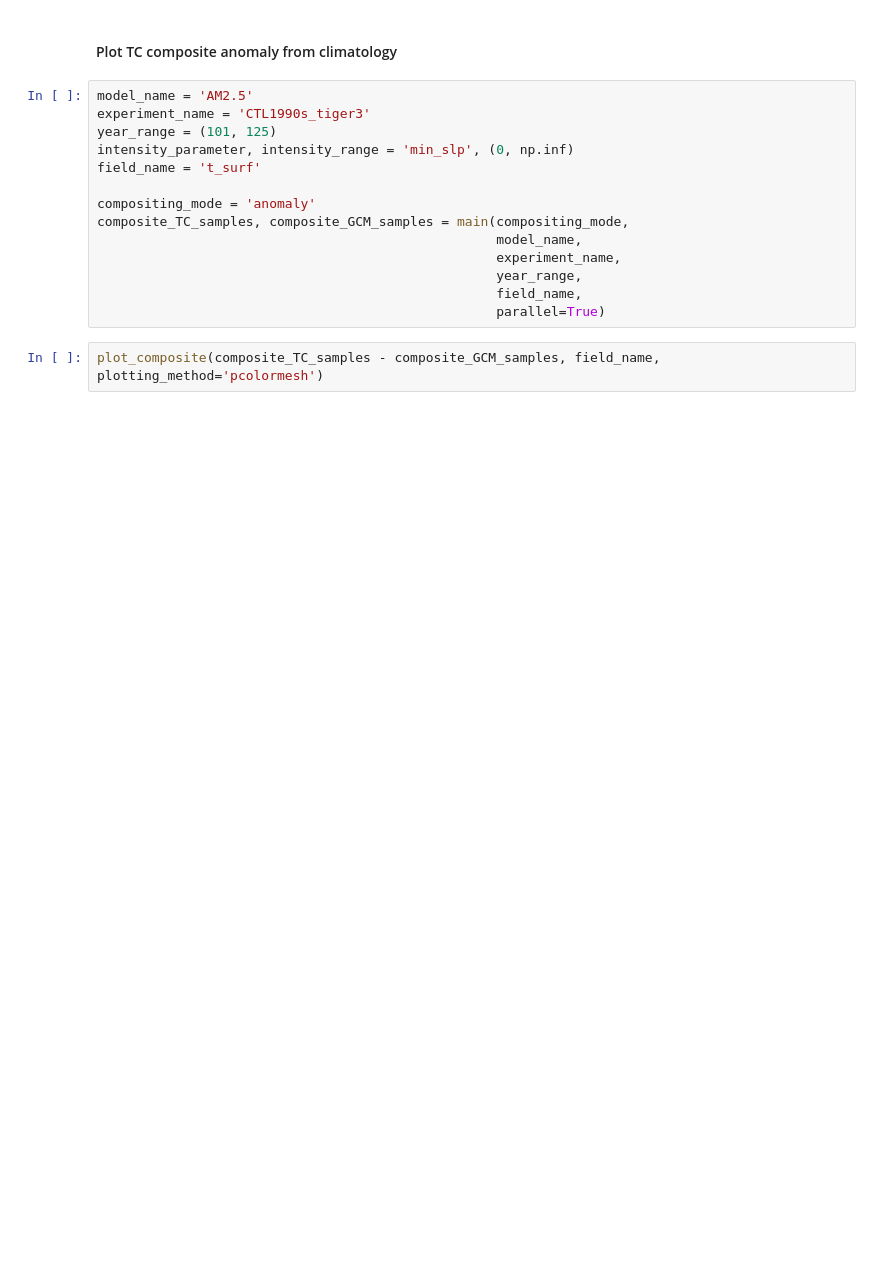
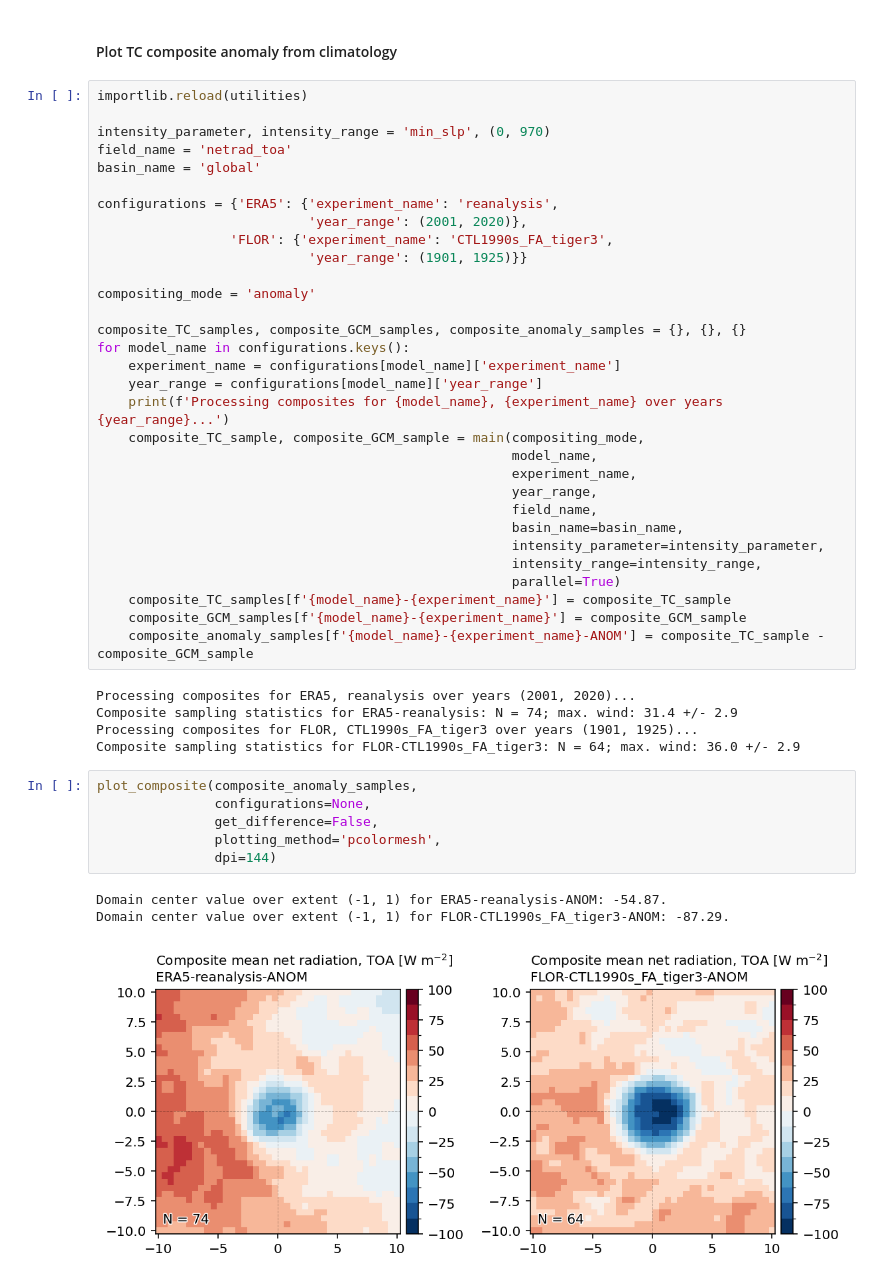
Before and after one commit to mr-gabrielrios/research, a Jupyter notebook: scripts/TC_composites.ipynb, the cells around one changed output. Drawn from its saved outputs; the diff is of its cells as text; blank space fills up the shorter version.

```diff
--- a/scripts/TC_composites.ipynb
+++ b/scripts/TC_composites.ipynb
@@ -727,18 +925,48 @@ plot_composite(composite_TC_samples,
 # %% [markdown]
 #### Plot TC composite anomaly from climatology
 # %%
-model_name = 'AM2.5'
-experiment_name = 'CTL1990s_tiger3'
-year_range = (101, 125)
-intensity_parameter, intensity_range = 'min_slp', (0, np.inf)
-field_name = 't_surf'
+importlib.reload(utilities)
+
+intensity_parameter, intensity_range = 'min_slp', (0, 970)
+field_name = 'netrad_toa'
+basin_name = 'global'
+
+configurations = {'ERA5': {'experiment_name': 'reanalysis',
+                           'year_range': (2001, 2020)},
+                 'FLOR': {'experiment_name': 'CTL1990s_FA_tiger3',
+                           'year_range': (1901, 1925)}}
 
 compositing_mode = 'anomaly'
-composite_TC_samples, composite_GCM_samples = main(compositing_mode,
-                                                   model_name,
-                                                   experiment_name,
-                                                   year_range,
-                                                   field_name,
-                                                   parallel=True)
+
+composite_TC_samples, composite_GCM_samples, composite_anomaly_samples = {}, {}, {}
+for model_name in configurations.keys():
+    experiment_name = configurations[model_name]['experiment_name']
+    year_range = configurations[model_name]['year_range']
+    print(f'Processing composites for {model_name}, {experiment_name} over years {year_range}...')
+    composite_TC_sample, composite_GCM_sample = main(compositing_mode,
+                                                     model_name,
+                                                     experiment_name,
+                                                     year_range,
+                                                     field_name,
+                                                     basin_name=basin_name,
+                                                     intensity_parameter=intensity_parameter,
+                                                     intensity_range=intensity_range,
+                                                     parallel=True)
+    composite_TC_samples[f'{model_name}-{experiment_name}'] = composite_TC_sample
+    composite_GCM_samples[f'{model_name}-{experiment_name}'] = composite_GCM_sample
+    composite_anomaly_samples[f'{model_name}-{experiment_name}-ANOM'] = composite_TC_sample - composite_GCM_sample
+# %% [output]
+Processing composites for ERA5, reanalysis over years (2001, 2020)...
+Composite sampling statistics for ERA5-reanalysis: N = 74; max. wind: 31.4 +/- 2.9
+Processing composites for FLOR, CTL1990s_FA_tiger3 over years (1901, 1925)...
+Composite sampling statistics for FLOR-CTL1990s_FA_tiger3: N = 64; max. wind: 36.0 +/- 2.9
-# %%
-plot_composite(composite_TC_samples - composite_GCM_samples, field_name, plotting_method='pcolormesh')
+# %%
+plot_composite(composite_anomaly_samples,
+               configurations=None,
+               get_difference=False,
+               plotting_method='pcolormesh',
+               dpi=144)
+# %% [output]
+Domain center value over extent (-1, 1) for ERA5-reanalysis-ANOM: -54.87.
+Domain center value over extent (-1, 1) for FLOR-CTL1990s_FA_tiger3-ANOM: -87.29.
+[figure, added]
```
Also changed, not shown: parts of 26 cells of this notebook.
